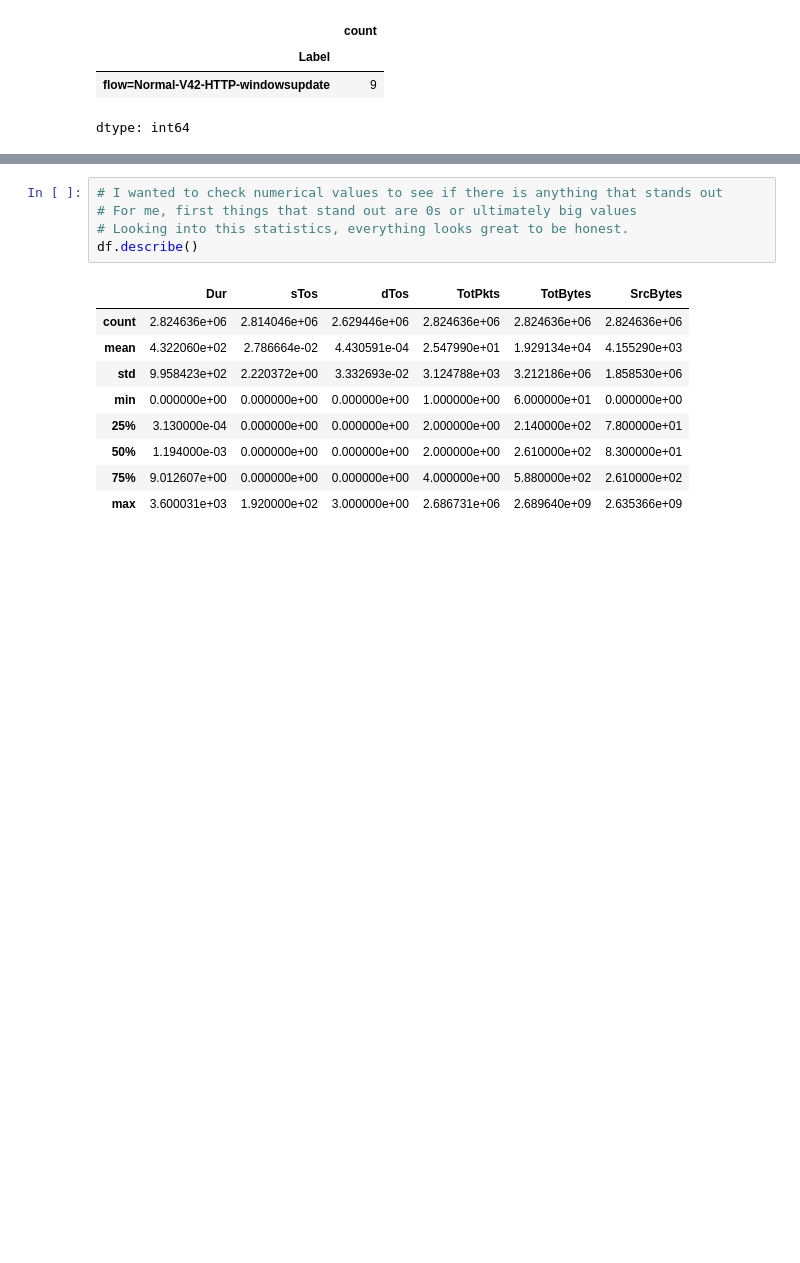
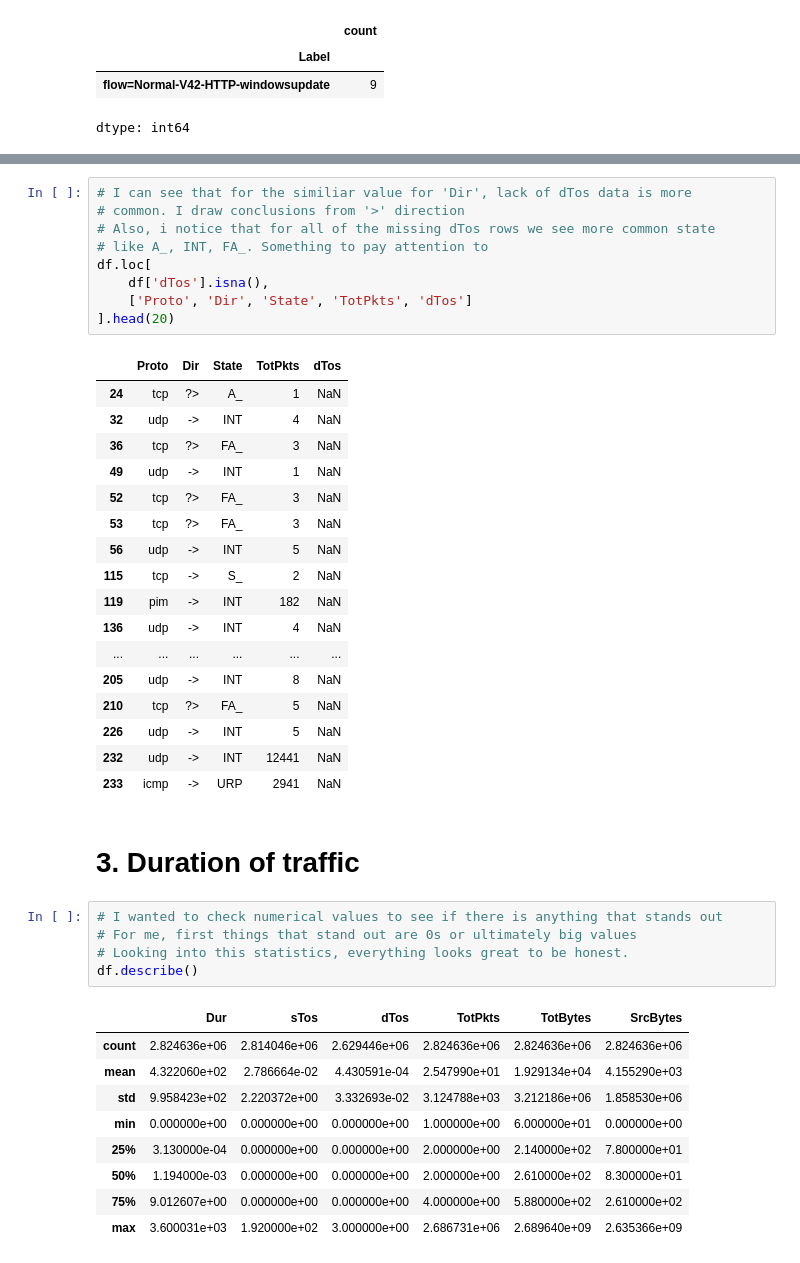
Before and after one commit to Ch3ddarr/dsb_capstone, a Jupyter notebook: capstone2/02_EDA.ipynb, the cells around one changed output, grey strips where cells are left out. Cells and saved outputs as stored; diff of their text form; blank space fills up the shorter version.

```diff
--- a/capstone2/02_EDA.ipynb
+++ b/capstone2/02_EDA.ipynb
@@ -208,3 +260,32 @@ plt.tight_layout();
+# %%
+# I can see that for the similiar value for 'Dir', lack of dTos data is more
+# common. I draw conclusions from '>' direction
+# Also, i notice that for all of the missing dTos rows we see more common state
+# like A_, INT, FA_. Something to pay attention to
+df.loc[
+    df['dTos'].isna(),
+    ['Proto', 'Dir', 'State', 'TotPkts', 'dTos']
+].head(20)
+# %% [output]
+|  | Proto | Dir | State | TotPkts | dTos |
+| 24 | tcp | ?> | A_ | 1 | NaN |
+| 32 | udp | -> | INT | 4 | NaN |
+| 36 | tcp | ?> | FA_ | 3 | NaN |
+| 49 | udp | -> | INT | 1 | NaN |
+| 52 | tcp | ?> | FA_ | 3 | NaN |
+| 53 | tcp | ?> | FA_ | 3 | NaN |
+| 56 | udp | -> | INT | 5 | NaN |
+| 115 | tcp | -> | S_ | 2 | NaN |
+| 119 | pim | -> | INT | 182 | NaN |
+| 136 | udp | -> | INT | 4 | NaN |
+| ... | ... | ... | ... | ... | ... |
+| 205 | udp | -> | INT | 8 | NaN |
+| 210 | tcp | ?> | FA_ | 5 | NaN |
+| 226 | udp | -> | INT | 5 | NaN |
+| 232 | udp | -> | INT | 12441 | NaN |
+| 233 | icmp | -> | URP | 2941 | NaN |
+# %% [markdown]
+# **3. Duration of traffic**
 # %%
 # I wanted to check numerical values to see if there is anything that stands out
 # For me, first things that stand out are 0s or ultimately big values
```
Also changed, not shown: parts of 12 cells of this notebook.
